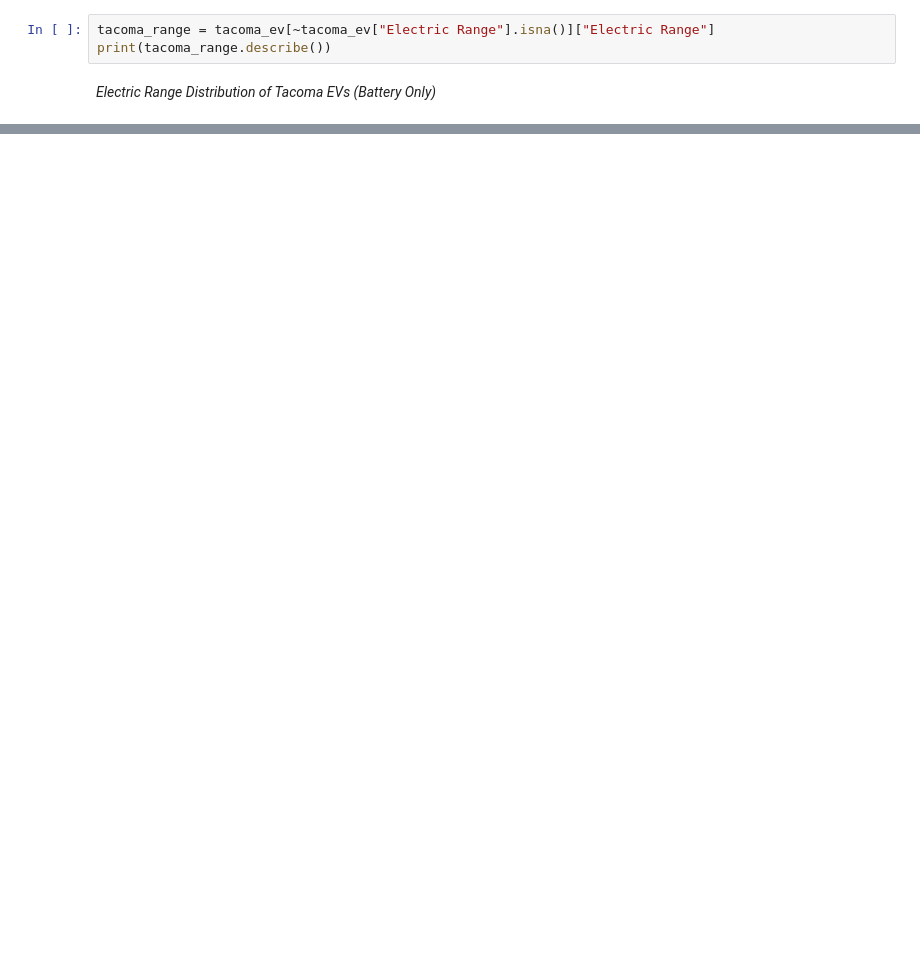
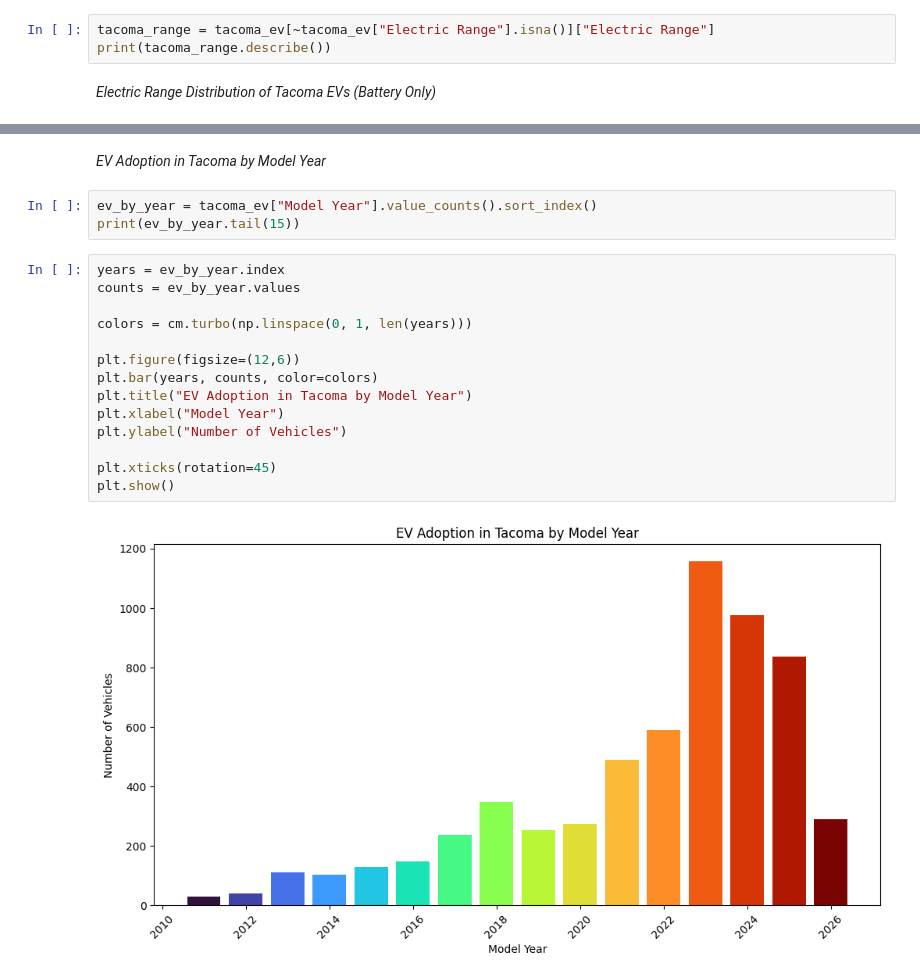
Before and after one commit to OsmanyGithub/Tacoma-EV-Dashboard, a Jupyter notebook: notebooks/ev_data_analysis.ipynb, the cells around one changed output, grey strips where cells are left out. Drawn from its saved outputs; the diff is of its cells as text; blank space fills up the shorter version.

```diff
--- a/notebooks/ev_data_analysis.ipynb
+++ b/notebooks/ev_data_analysis.ipynb
@@ -127,0 +115,21 @@ plt.show()
+# %% [markdown]
+*EV Adoption in Tacoma by Model Year*
+# %%
+ev_by_year = tacoma_ev["Model Year"].value_counts().sort_index()
+print(ev_by_year.tail(15))
+# %%
+years = ev_by_year.index
+counts = ev_by_year.values
+
+colors = cm.turbo(np.linspace(0, 1, len(years)))
+
+plt.figure(figsize=(12,6))
+plt.bar(years, counts, color=colors)
+plt.title("EV Adoption in Tacoma by Model Year")
+plt.xlabel("Model Year")
+plt.ylabel("Number of Vehicles")
+
+plt.xticks(rotation=45)
+plt.show()
+# %% [output]
+[figure, added]
```
Also changed, not shown: parts of 6 cells of this notebook.
